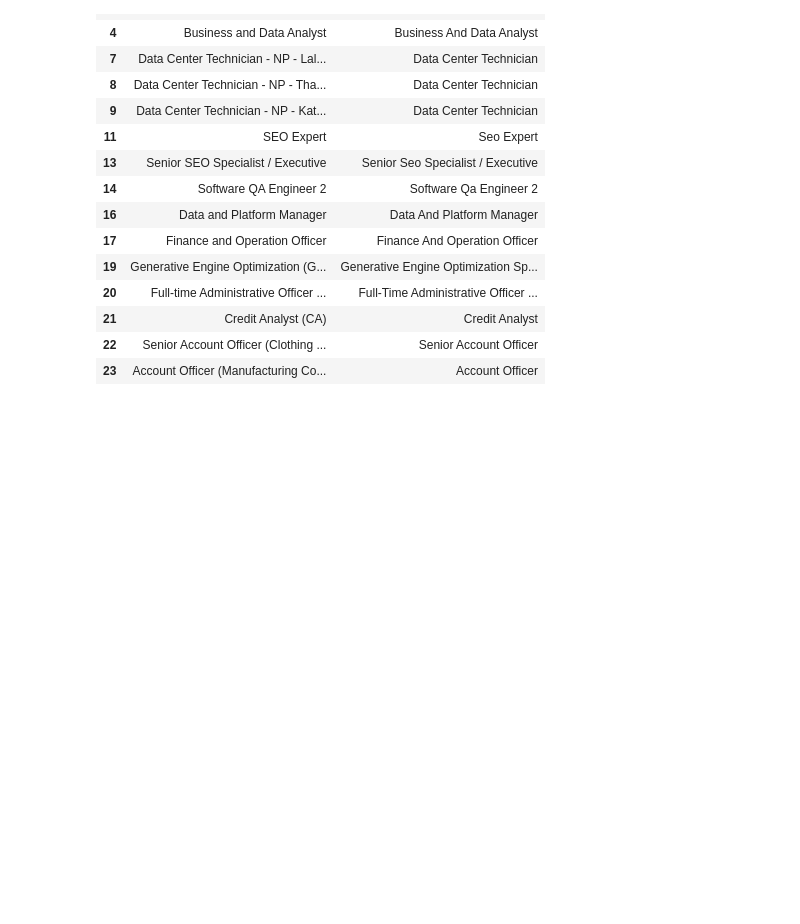
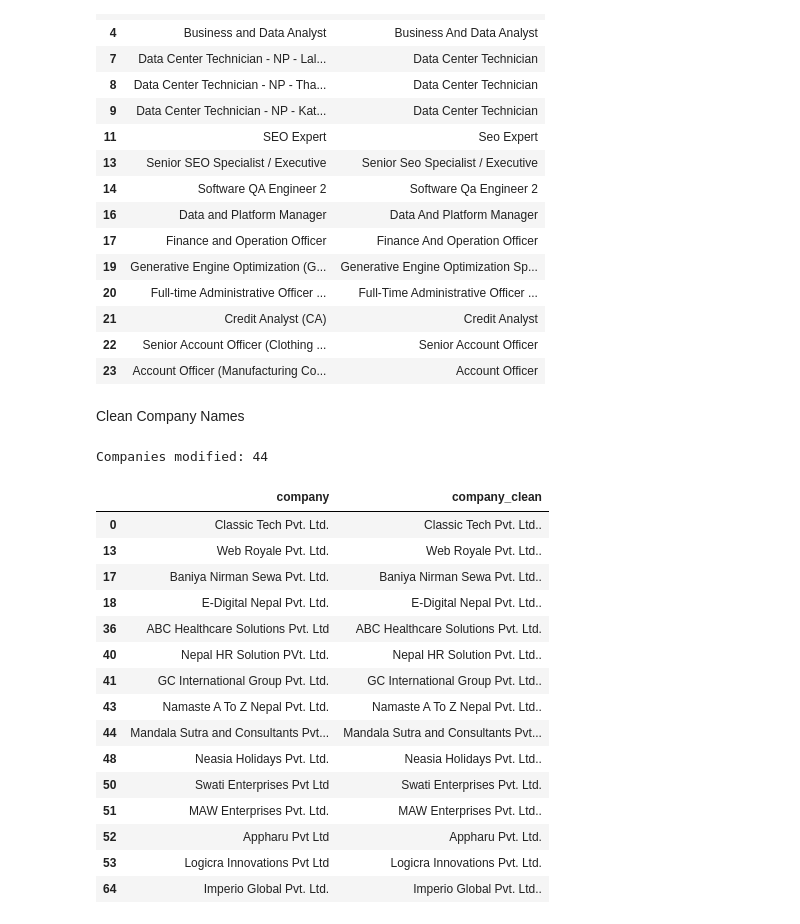
Before and after one commit to seli33/Job-Market-Analysis, a Jupyter notebook: etl/data_cleaning.ipynb, the cells around one changed output. Cells and saved outputs as stored; diff of their text form; code cells hidden in the pictures; blank space fills up the shorter version.

```diff
--- a/etl/data_cleaning.ipynb
+++ b/etl/data_cleaning.ipynb
@@ -135,3 +135,41 @@ Titles cleaned: 65
 | 21 | Credit Analyst (CA) | Credit Analyst |
 | 22 | Senior Account Officer (Clothing ... | Senior Account Officer |
 | 23 | Account Officer (Manufacturing Co... | Account Officer |
+# %% [markdown]
+Clean Company Names
+# %%
+def clean_company(company):
+    if pd.isna(company) or company == 'N/A':
+        return 'Unknown'
+
+    company = str(company).strip()
+
+    # Standardize Pvt. Ltd. variations
+    company = re.sub(r'\bPvt\.?\s*Ltd\.?\b', 'Pvt. Ltd.', company, flags=re.IGNORECASE)
+    company = re.sub(r'\bPrivate Limited\b', 'Pvt. Ltd.', company, flags=re.IGNORECASE)
+
+    return company.strip()
+
+df['company_clean'] = df['company'].apply(clean_company)
+
+changed = df[df['company'] != df['company_clean']][['company', 'company_clean']]
+print(f'Companies modified: {len(changed)}')
+display(changed.drop_duplicates().head(15))
+# %% [output]
+Companies modified: 44
+|  | company | company_clean |
+| 0 | Classic Tech Pvt. Ltd. | Classic Tech Pvt. Ltd.. |
+| 13 | Web Royale Pvt. Ltd. | Web Royale Pvt. Ltd.. |
+| 17 | Baniya Nirman Sewa Pvt. Ltd. | Baniya Nirman Sewa Pvt. Ltd.. |
+| 18 | E-Digital Nepal Pvt. Ltd. | E-Digital Nepal Pvt. Ltd.. |
+| 36 | ABC Healthcare Solutions Pvt. Ltd | ABC Healthcare Solutions Pvt. Ltd. |
+| 40 | Nepal HR Solution PVt. Ltd. | Nepal HR Solution Pvt. Ltd.. |
+| 41 | GC International Group Pvt. Ltd. | GC International Group Pvt. Ltd.. |
+| 43 | Namaste A To Z Nepal Pvt. Ltd. | Namaste A To Z Nepal Pvt. Ltd.. |
+| 44 | Mandala Sutra and Consultants Pvt... | Mandala Sutra and Consultants Pvt... |
+| 48 | Neasia Holidays Pvt. Ltd. | Neasia Holidays Pvt. Ltd.. |
+| 50 | Swati Enterprises Pvt Ltd | Swati Enterprises Pvt. Ltd. |
+| 51 | MAW Enterprises Pvt. Ltd. | MAW Enterprises Pvt. Ltd.. |
+| 52 | Appharu Pvt Ltd | Appharu Pvt. Ltd. |
+| 53 | Logicra Innovations Pvt Ltd | Logicra Innovations Pvt. Ltd. |
+| 64 | Imperio Global Pvt. Ltd. | Imperio Global Pvt. Ltd.. |
```
Also changed, not shown: parts of 13 cells of this notebook.
